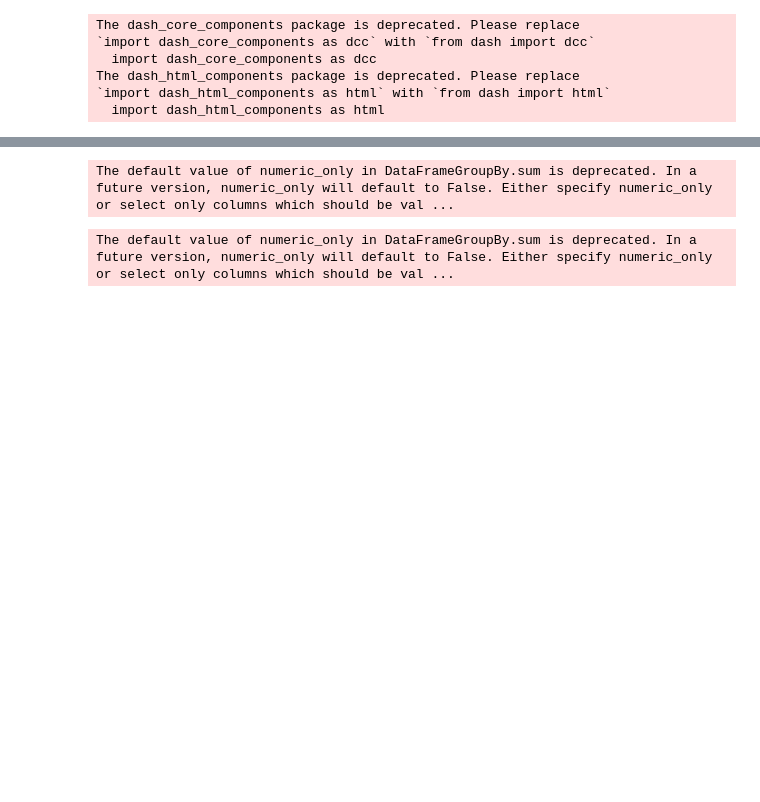
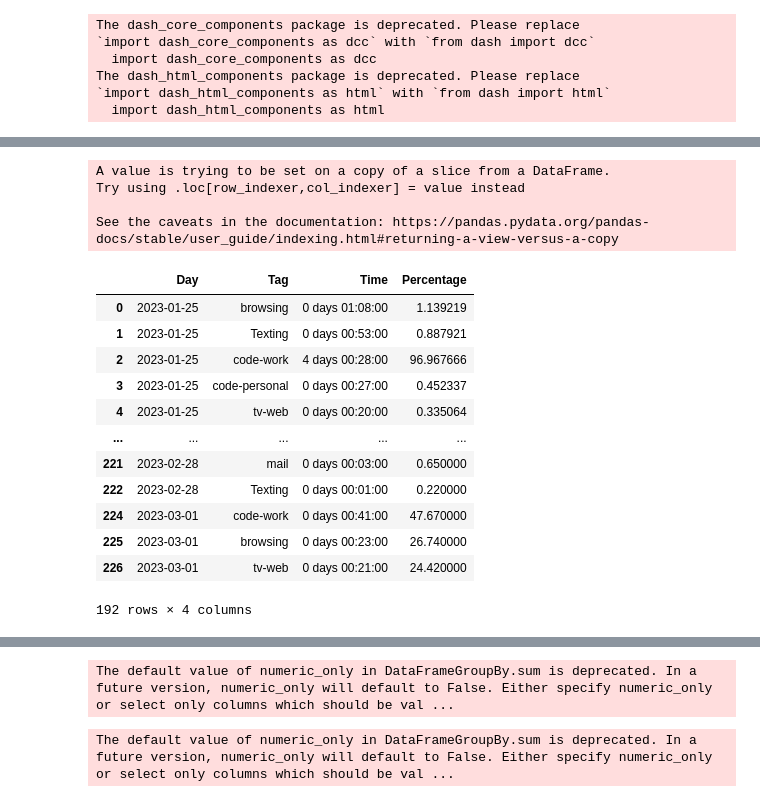
Before and after one commit to usama13o/arbtt-plot, a Jupyter notebook: plotly.ipynb, the cells around one changed output, grey strips where cells are left out. Drawn from its saved outputs; the diff is of its cells as text; code cells hidden in the pictures; blank space fills up the shorter version.

Commit message:
added abilllity to add time manually using a function + established archive as base

```diff
--- a/plotly.ipynb
+++ b/plotly.ipynb
@@ -52,0 +53,27 @@ The default value of numeric_only in DataFrameGroupBy.sum is deprecated. In a fu
+# %%
+import pandas as pd
+# read csv
+
+def read_csv(df):
+    df['Day'] = pd.to_datetime(df['Day'])
+
+    # for each row read Tag col, read and remove the 'Graph' and ':' from the name
+    df['Tag'] = df['Tag'].apply(lambda x: x.split(':')[1] if 'Graph' in x else x)
+    df.head()
+
+    #remove any 'unamtched' tags
+    df = df[df['Tag'] != '(unmatched time)']
+    # convert time from string to datetime then get number of hours
+
+
+    df['Time'] = pd.to_timedelta(df['Time'])
+    return df
+# remove time column
+
+# read csv
+df = read_csv(pd.read_csv('daily.csv'))
+df_a = read_csv(pd.read_csv('daily_archive.csv'))
+print(df_a.tail())
+# merge df with df_a but only the last day in df (today)
+df_a = pd.concat([df_a, df[df['Day'] == df['Day'].max()]])
+df_a.tail()
@@ -53,3 +104,39 @@ The default value of numeric_only in DataFrameGroupBy.sum is deprecated. In a fu
+# %%
+
+tag_to_modify = 'code-work'
+time_to_adjust = '08:00:00'
+day_to_modify = pd.to_datetime('2023-01-25')
+
+def modify_time_per_tag_per_day(df,tag_to_modify,day_to_modify,time_to_adjust):
+    # Find the row with the specified tag and modify the time used
+    tag_row = df.loc[(df['Tag'] == tag_to_modify) & (df['Day'] == day_to_modify)]
+    tag_row['Time'] = pd.to_timedelta(tag_row['Time']) + pd.to_timedelta(time_to_adjust)
+    df.loc[(df['Tag'] == tag_to_modify) & (df['Day'] == day_to_modify), 'Time'] = tag_row['Time']
+    # # Calculate the total time and percentage for all tags in day_to_modify
+    total_time = df.loc[df['Day'] == day_to_modify]['Time'].sum()
+    df.loc[df['Day'] == day_to_modify, 'Percentage'] = df.loc[df['Day'] == day_to_modify]['Time'] / total_time * 100
+    return df
+
+df = modify_time_per_tag_per_day(df,tag_to_modify,day_to_modify,time_to_adjust)
+df
+# %% [output]
+A value is trying to be set on a copy of a slice from a DataFrame.
+Try using .loc[row_indexer,col_indexer] = value instead
+
+See the caveats in the documentation: https://pandas.pydata.org/pandas-docs/stable/user_guide/indexing.html#returning-a-view-versus-a-copy
+|  | Day | Tag | Time | Percentage |
+| 0 | 2023-01-25 | browsing | 0 days 01:08:00 | 1.139219 |
+| 1 | 2023-01-25 | Texting | 0 days 00:53:00 | 0.887921 |
+| 2 | 2023-01-25 | code-work | 4 days 00:28:00 | 96.967666 |
+| 3 | 2023-01-25 | code-personal | 0 days 00:27:00 | 0.452337 |
+| 4 | 2023-01-25 | tv-web | 0 days 00:20:00 | 0.335064 |
+| ... | ... | ... | ... | ... |
+| 221 | 2023-02-28 | mail | 0 days 00:03:00 | 0.650000 |
+| 222 | 2023-02-28 | Texting | 0 days 00:01:00 | 0.220000 |
+| 224 | 2023-03-01 | code-work | 0 days 00:41:00 | 47.670000 |
+| 225 | 2023-03-01 | browsing | 0 days 00:23:00 | 26.740000 |
+| 226 | 2023-03-01 | tv-web | 0 days 00:21:00 | 24.420000 |
+192 rows × 4 columns
 # %%
 # a pie chart
 import plotly.express as px
```
Also changed, not shown: parts of 3 cells of this notebook, 1 other file.
